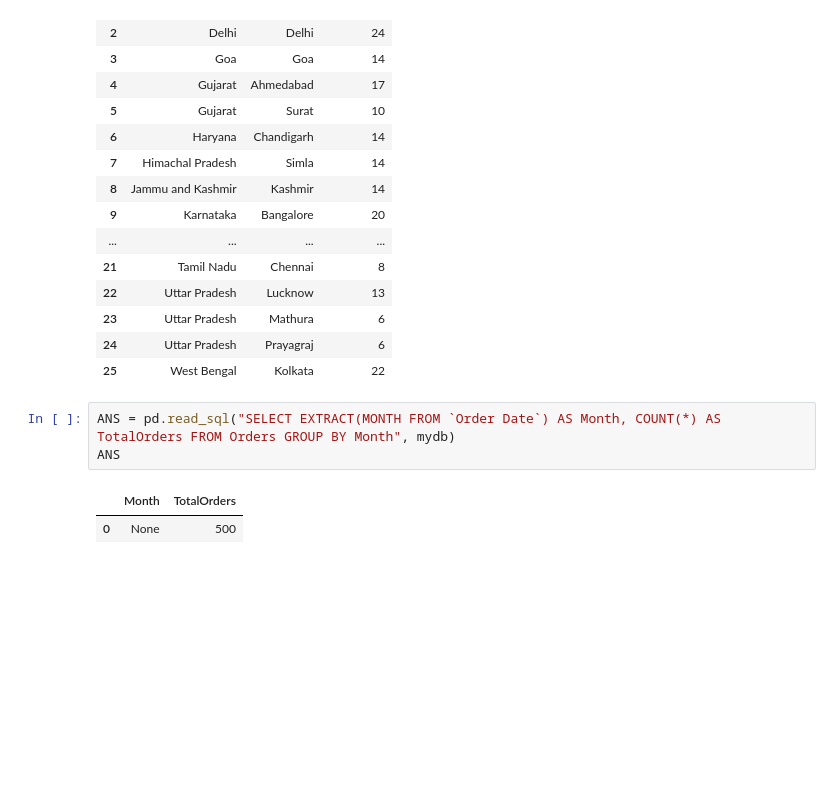
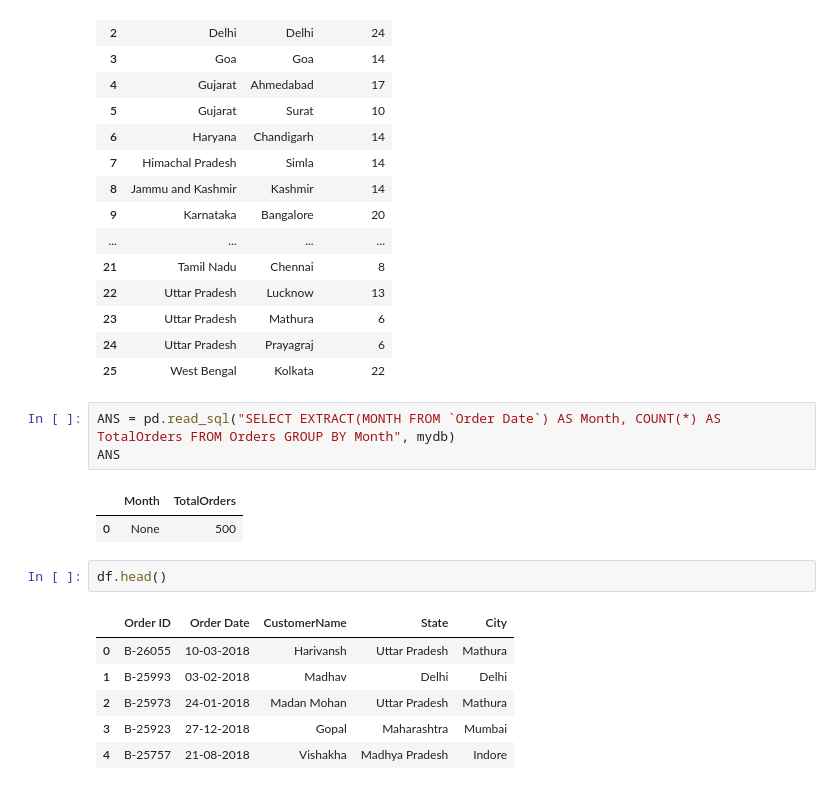
Before and after one commit to Maruf-Ahmad-khan/REVENUE-ANALYSIS, a Jupyter notebook: Case Studies 2 Using SQL.ipynb, the cells around one changed output. Saved outputs shown, nothing was run; the diff lists cells and outputs as text; blank space fills up the shorter version.

```diff
--- a/Case Studies 2 Using SQL.ipynb
+++ b/Case Studies 2 Using SQL.ipynb
@@ -186,3 +186,12 @@ ANS
 # %% [output]
 |  | Month | TotalOrders |
 | 0 | None | 500 |
+# %%
+df.head()
+# %% [output]
+|  | Order ID | Order Date | CustomerName | State | City |
+| 0 | B-26055 | 10-03-2018 | Harivansh | Uttar Pradesh | Mathura |
+| 1 | B-25993 | 03-02-2018 | Madhav | Delhi | Delhi |
+| 2 | B-25973 | 24-01-2018 | Madan Mohan | Uttar Pradesh | Mathura |
+| 3 | B-25923 | 27-12-2018 | Gopal | Maharashtra | Mumbai |
+| 4 | B-25757 | 21-08-2018 | Vishakha | Madhya Pradesh | Indore |
```
Also changed, not shown: 2 other files.
